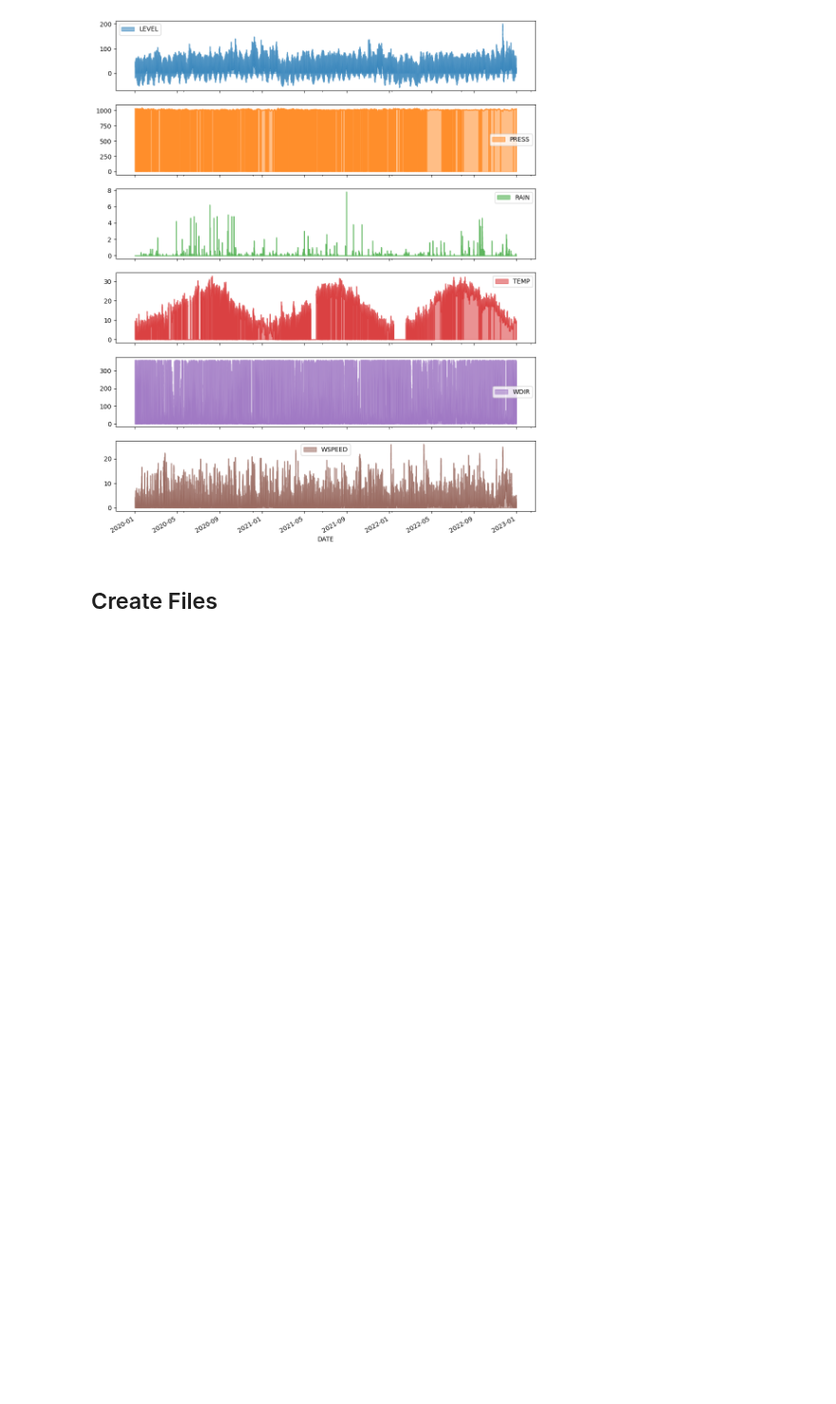
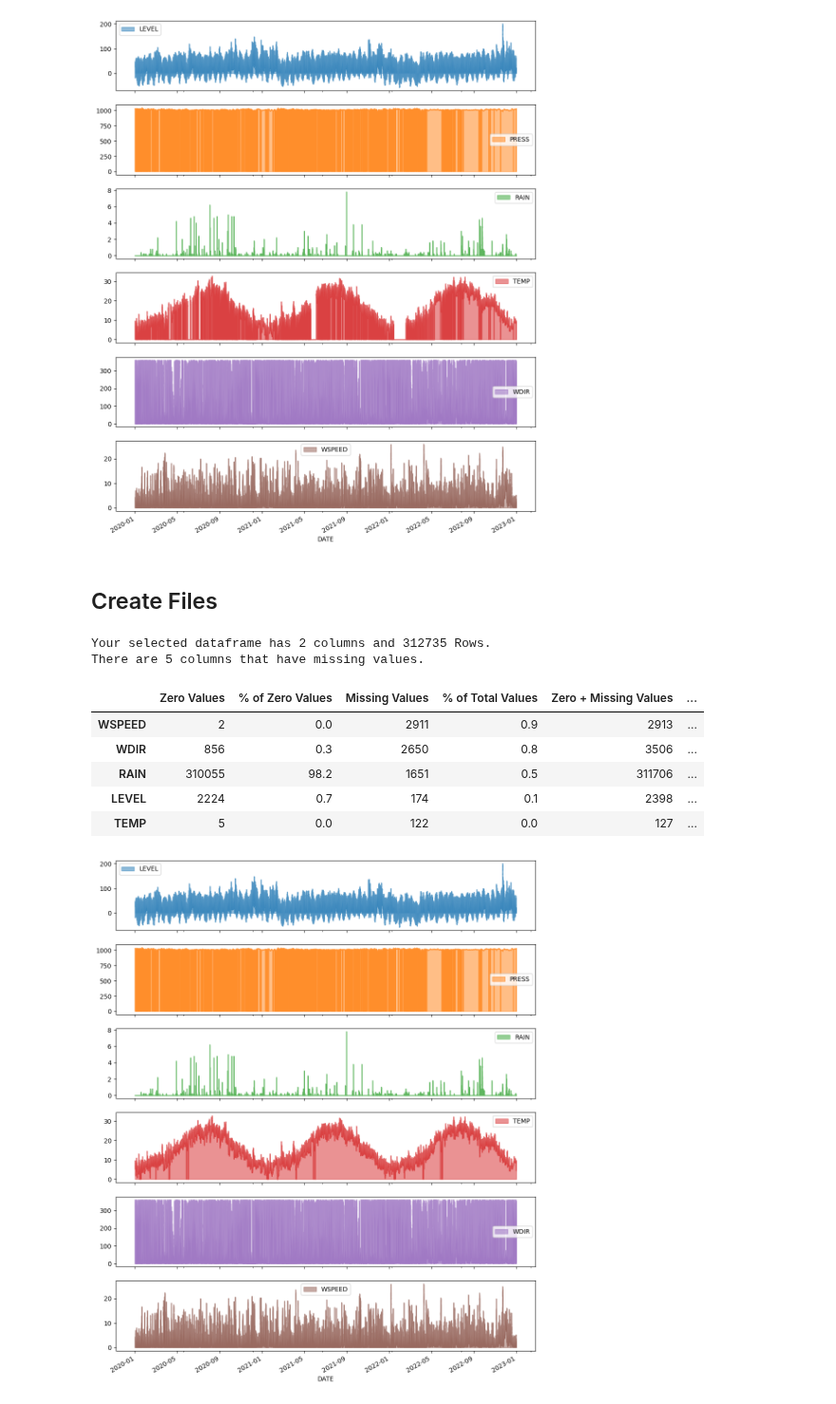
Before and after one commit to matteorinalduzzi/TTM, a Jupyter notebook: datasets/venice/create_venice_ds.ipynb, the cells around one changed output. Shown at 95% size. Cells and saved outputs as stored; diff of their text form; code cells hidden in the pictures; blank space fills up the shorter version.

Commit message:
added function to input some temp values

```diff
--- a/datasets/venice/create_venice_ds.ipynb
+++ b/datasets/venice/create_venice_ds.ipynb
@@ -131,3 +140,47 @@ df_venice_small.reset_index(drop=True, inplace=True)
 
 df_venice.to_csv('venice.csv')
 df_venice_small.to_csv('venice_small.csv')
+# %%
+def fill_missing_temperature(_df):
+    """
+    Fill missing values for the TEMP column based on the mean temperature values within a specified period.
+
+    Parameters:
+    - _df (pandas DataFrame): The DataFrame containing the temperature data.
+
+    Returns:
+    - df_filled (pandas DataFrame): DataFrame with missing values filled in for the TEMP column.
+    """
+    # Extract month, day, hour, and minute from the DATE column
+    _df['MONTH'] = df['DATE'].dt.month
+    _df['DAY'] = df['DATE'].dt.day
+    _df['HOUR'] = df['DATE'].dt.hour
+    _df['MINUTE'] = df['DATE'].dt.minute
+
+    # Group DataFrame by date and calculate mean TEMP
+    grouped = _df.groupby(['MONTH', 'DAY', 'HOUR', 'MINUTE'])['TEMP'].mean().reset_index()
+
+    # Merge mean TEMP values back to the original DataFrame and fill missing TEMP values
+    df_filled = _df.merge(grouped, on=['MONTH', 'DAY', 'HOUR', 'MINUTE'], how='left', suffixes=('', '_MEAN'))
+    df_filled['TEMP'] = df_filled['TEMP'].fillna(df_filled['TEMP_MEAN'])
+
+    # Drop redundant columns
+    df_filled.drop(columns=['MONTH', 'DAY', 'HOUR', 'MINUTE', 'TEMP_MEAN'], inplace=True)
+
+    return df_filled
+
+# Create a copy of the DataFrame to avoid modifying the original
+df_venice_filled = fill_missing_temperature(df_venice.copy())
+
+venice_plot = df_venice_filled.plot.area(x="DATE", figsize=(12,16),stacked=False,subplots=True)
+missing_zero_values_table(df_venice_filled)
+# %% [output]
+Your selected dataframe has 2 columns and 312735 Rows.
+There are 5 columns that have missing values.
+|  | Zero Values | % of Zero Values | Missing Values | % of Total Values | Zero + Missing Values | ... |
+| WSPEED | 2 | 0.0 | 2911 | 0.9 | 2913 | ... |
+| WDIR | 856 | 0.3 | 2650 | 0.8 | 3506 | ... |
+| RAIN | 310055 | 98.2 | 1651 | 0.5 | 311706 | ... |
+| LEVEL | 2224 | 0.7 | 174 | 0.1 | 2398 | ... |
+| TEMP | 5 | 0.0 | 122 | 0.0 | 127 | ... |
+[figure, added]
```
Also changed, not shown: parts of 2 cells of this notebook.
